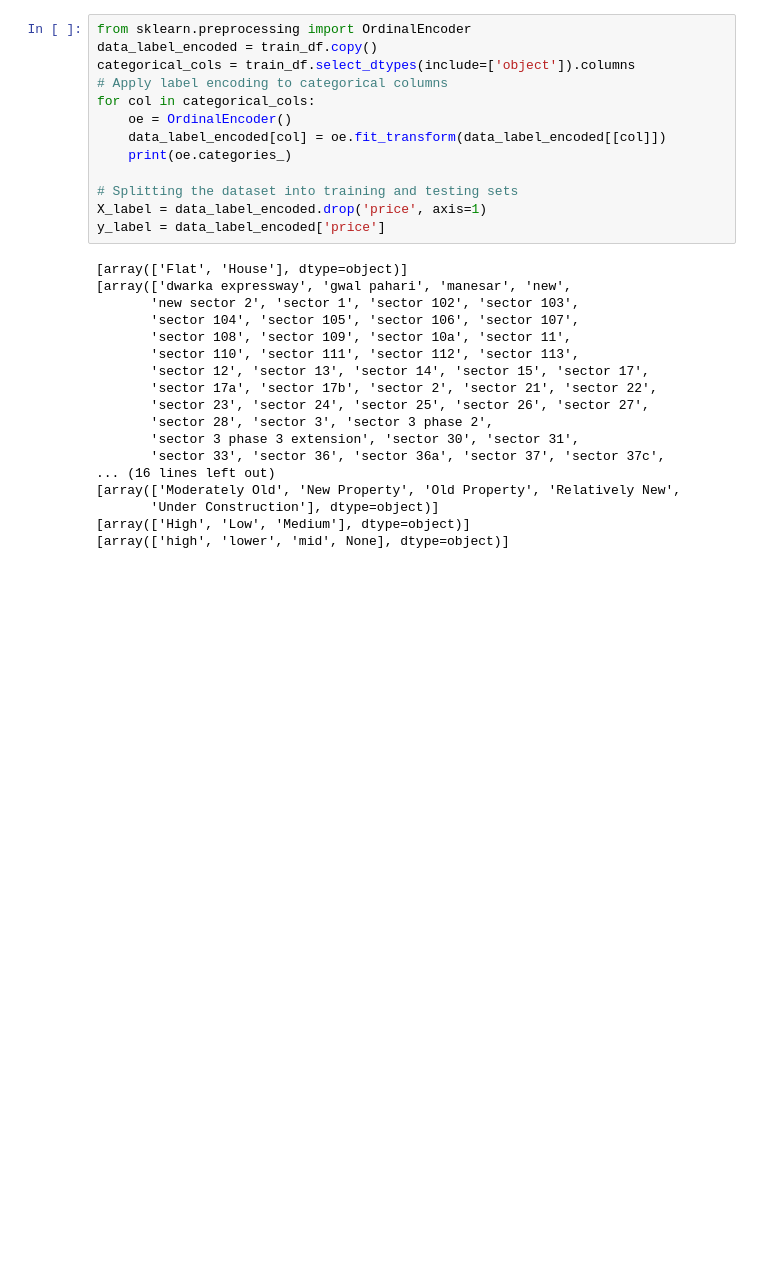
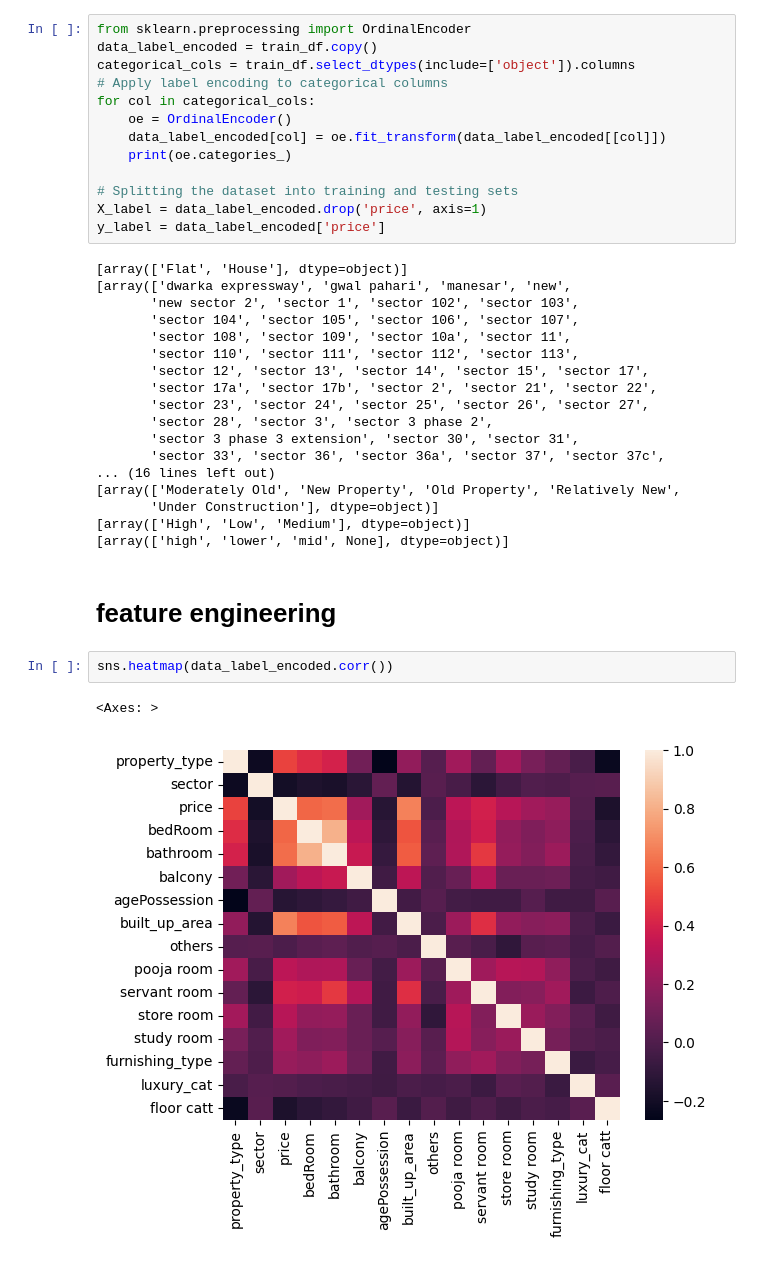
Before and after one commit to karansingh-chauhan/Real-Estate-Analysis, a Jupyter notebook: feature selection/feature_selection.ipynb, the cells around one changed output. Saved outputs shown, nothing was run; the diff lists cells and outputs as text; blank space fills up the shorter version.

```diff
--- a/feature selection/feature_selection.ipynb
+++ b/feature selection/feature_selection.ipynb
@@ -129,3 +129,10 @@ y_label = data_label_encoded['price']
        'Under Construction'], dtype=object)]
 [array(['High', 'Low', 'Medium'], dtype=object)]
 [array(['high', 'lower', 'mid', None], dtype=object)]
+# %% [markdown]
+# feature engineering
+# %%
+sns.heatmap(data_label_encoded.corr())
+# %% [output]
+<Axes: >
+[figure, added]
```
Also changed, not shown: parts of 23 cells of this notebook.
